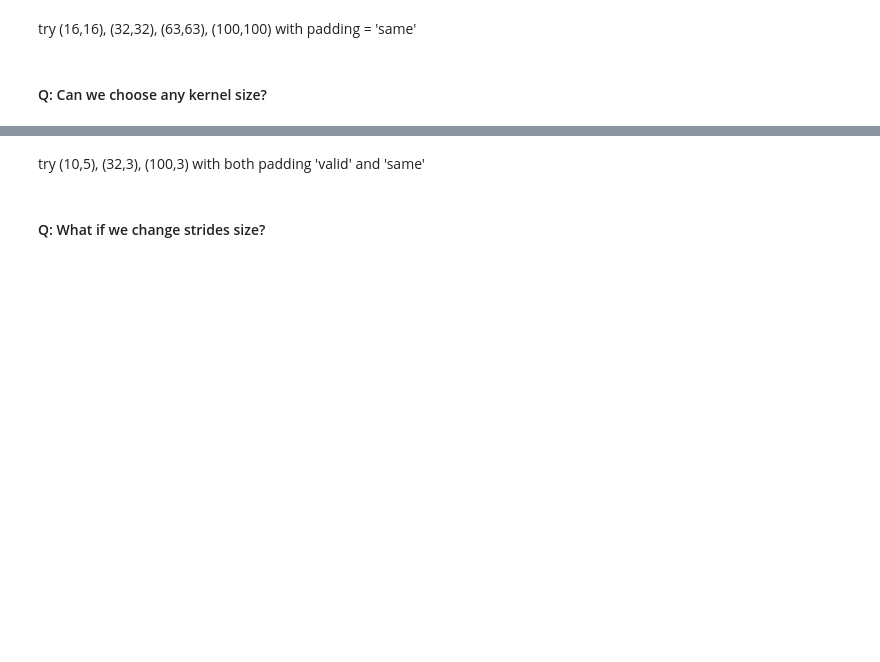
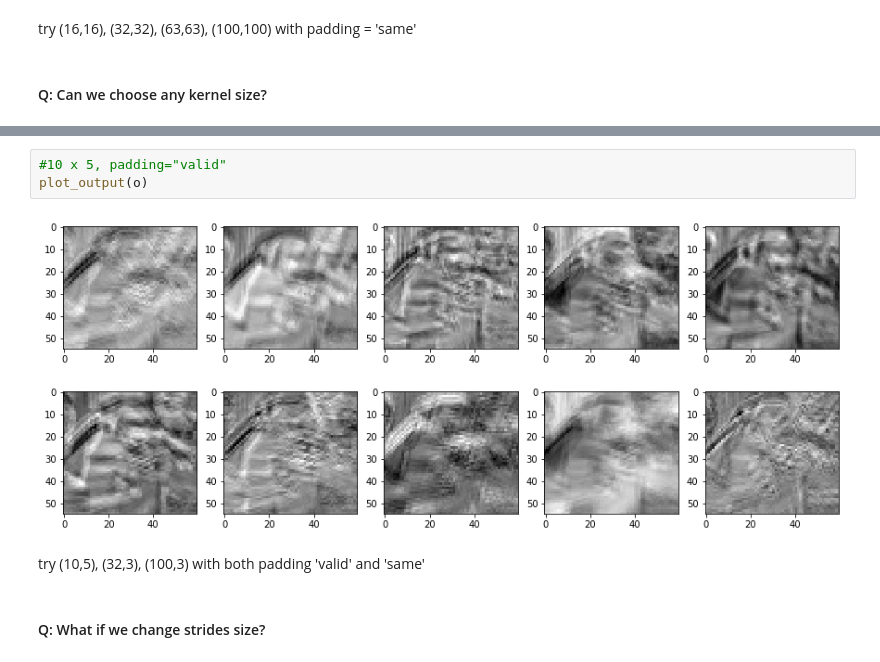
Before and after one commit to shahabeddin/GEC_Lab_Level2, a Jupyter notebook: GEC_Level2_Lab4.ipynb, the cells around one changed output, grey strips where cells are left out. Saved outputs shown, nothing was run; the diff lists cells and outputs as text; blank space fills up the shorter version.

```diff
--- a/GEC_Level2_Lab4.ipynb
+++ b/GEC_Level2_Lab4.ipynb
@@ -154,3 +223,8 @@ try (16,16), (32,32), (63,63), (100,100) with padding = 'same'
+# %%
+#10 x 5, padding="valid"
+plot_output(o)
+# %% [output]
+[figure, added]
 # %% [markdown]
 try (10,5), (32,3), (100,3) with both padding 'valid' and 'same'
 # %% [markdown]
```
Also changed, not shown: parts of 59 cells of this notebook.
